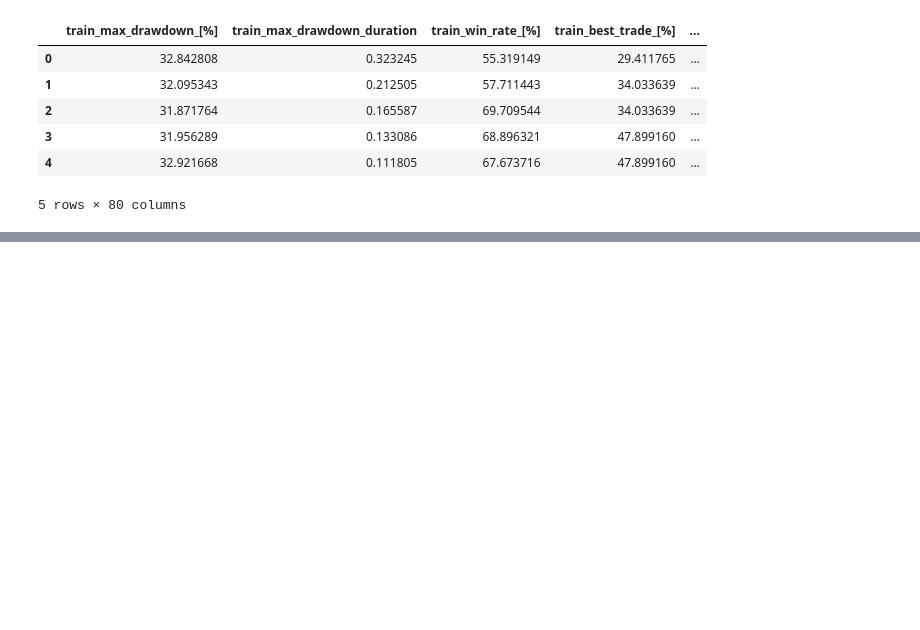
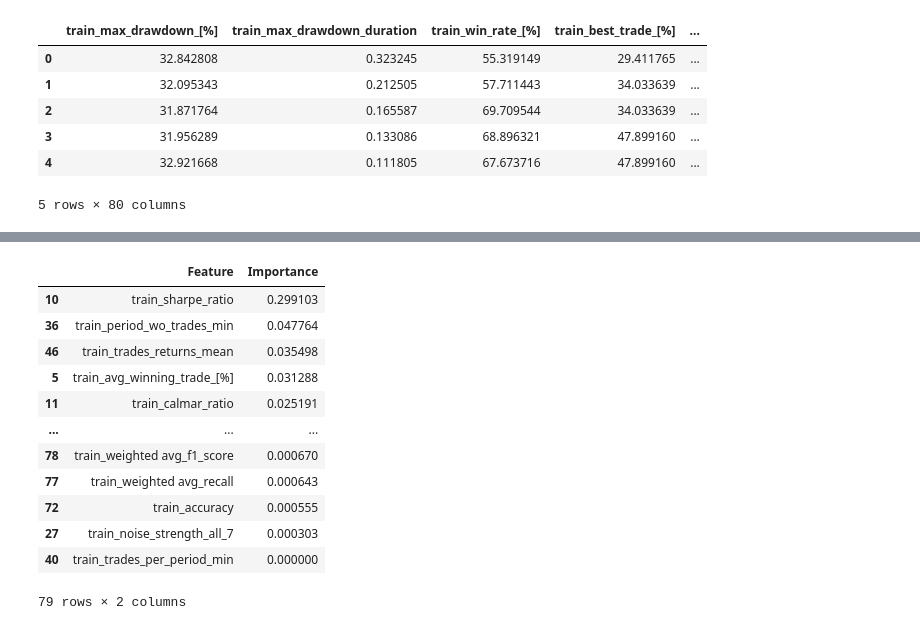
Before and after one commit to jklen/cataclysmic_alpha, a Jupyter notebook: experiment_notebooks/hhhl_ml1_backtest_analysis.ipynb, the cells around one changed output, grey strips where cells are left out. Saved outputs shown, nothing was run; the diff lists cells and outputs as text; code cells hidden in the pictures; blank space fills up the shorter version.

```diff
--- a/experiment_notebooks/hhhl_ml1_backtest_analysis.ipynb
+++ b/experiment_notebooks/hhhl_ml1_backtest_analysis.ipynb
@@ -1247,0 +1341,28 @@ df_fin.head()
+# %%
+feature_importances = best_model[1].feature_importances_
+
+# Assuming X_train is a pandas DataFrame with column names (features)
+feature_importance_df = pd.DataFrame({
+    'Feature': X_train.columns,  # Feature names
+    'Importance': feature_importances  # Feature importances
+})
+
+# Sort the features by their importance in descending order
+feature_importance_df = feature_importance_df.sort_values(by='Importance', ascending=False)
+
+# Display the feature importances
+feature_importance_df
+# %% [output]
+|  | Feature | Importance |
+| 10 | train_sharpe_ratio | 0.299103 |
+| 36 | train_period_wo_trades_min | 0.047764 |
+| 46 | train_trades_returns_mean | 0.035498 |
+| 5 | train_avg_winning_trade_[%] | 0.031288 |
+| 11 | train_calmar_ratio | 0.025191 |
+| ... | ... | ... |
+| 78 | train_weighted avg_f1_score | 0.000670 |
+| 77 | train_weighted avg_recall | 0.000643 |
+| 72 | train_accuracy | 0.000555 |
+| 27 | train_noise_strength_all_7 | 0.000303 |
+| 40 | train_trades_per_period_min | 0.000000 |
+79 rows × 2 columns
```
Also changed, not shown: parts of 5 cells of this notebook, 3 other files.
